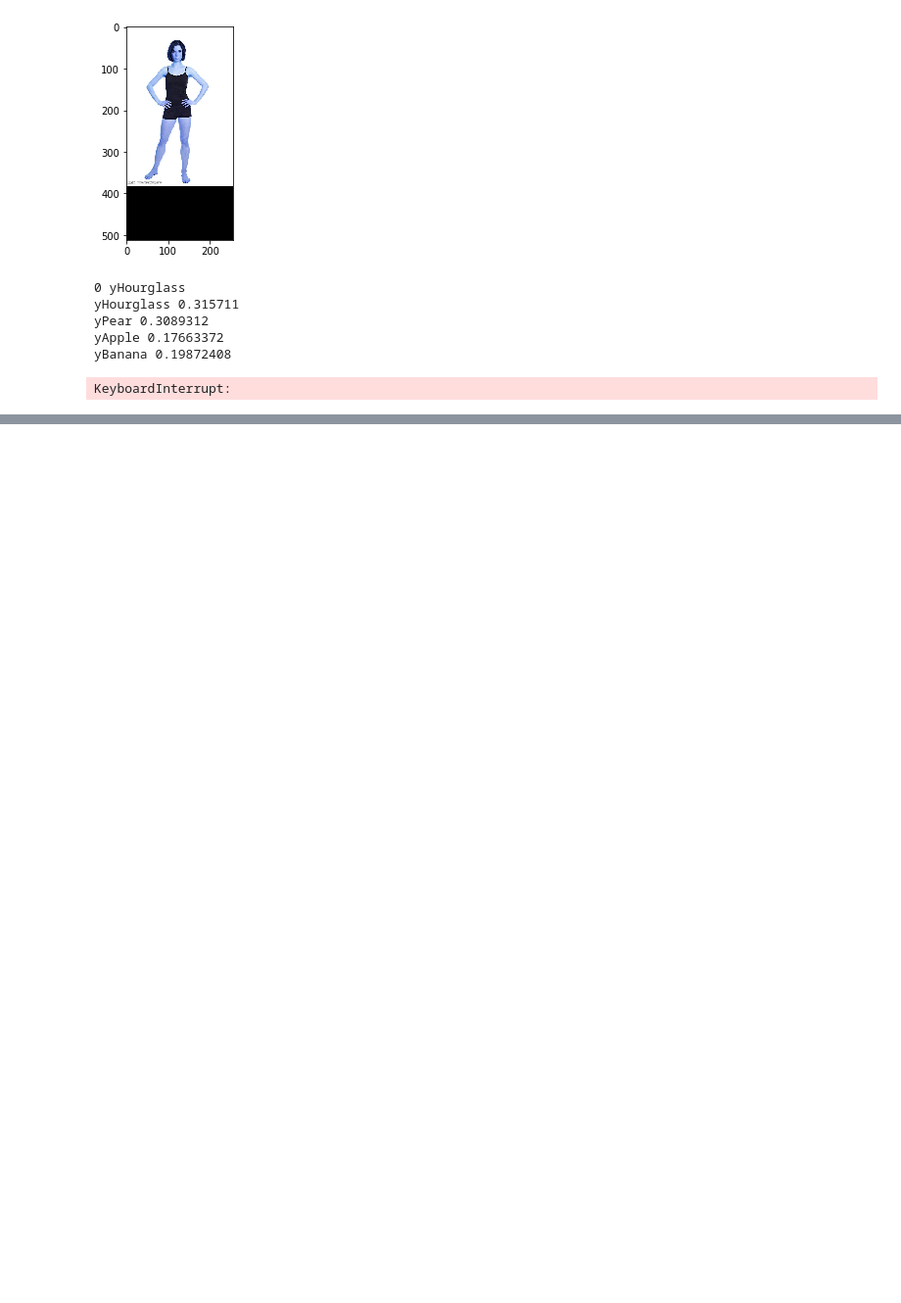
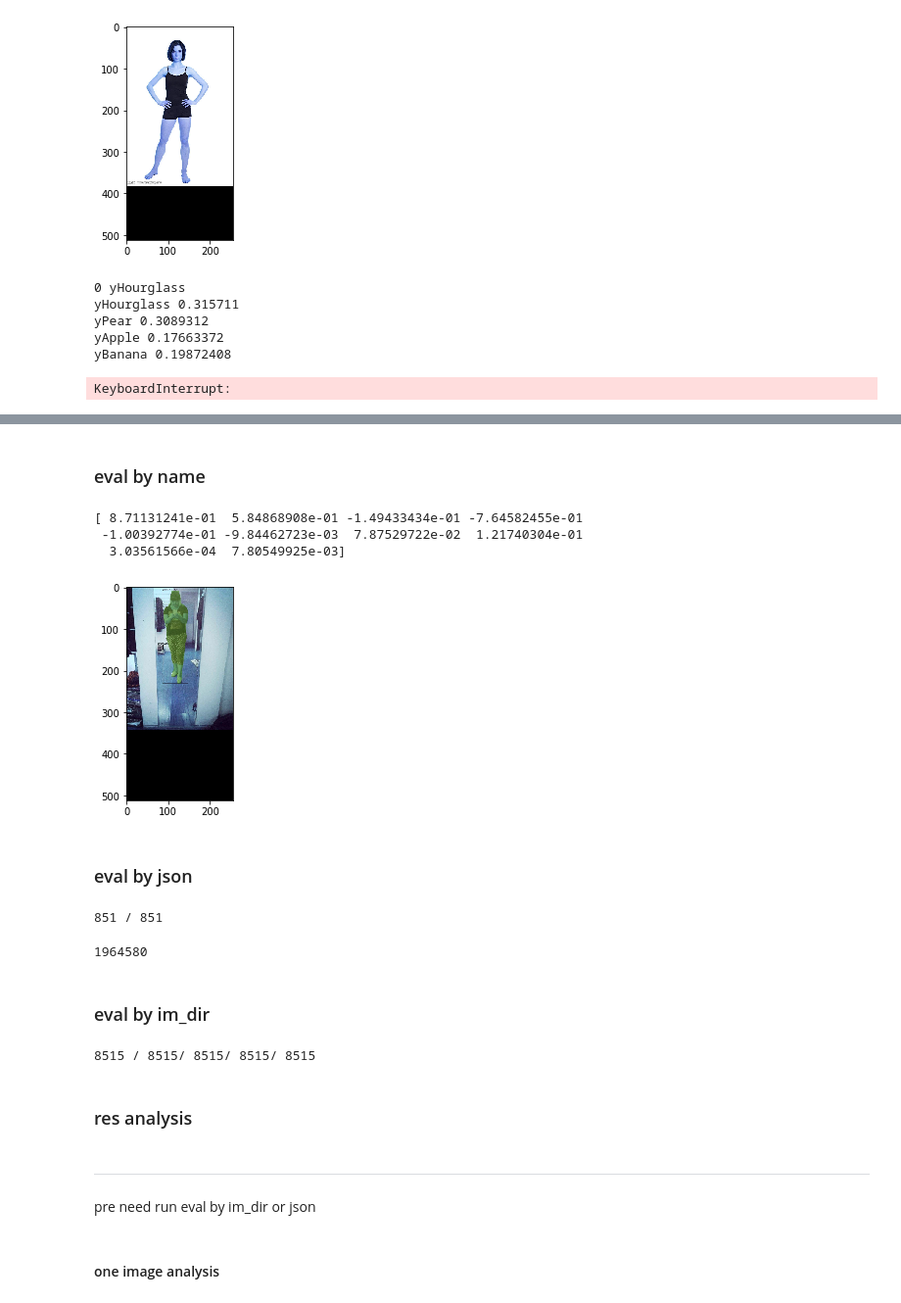
Before and after one commit to slowstone/PersonBodyType, a Jupyter notebook: eval.ipynb, the cells around one changed output, grey strips where cells are left out. Shown at 98% size. Saved outputs shown, nothing was run; the diff lists cells and outputs as text; code cells hidden in the pictures; blank space fills up the shorter version.

```diff
--- a/eval.ipynb
+++ b/eval.ipynb
@@ -110,0 +133,8 @@ KeyboardInterrupt:
+# %%
+model_dir = './logs/regress_up_20181127T2244/'
+model_path = os.path.join(model_dir,'ep_0020.h5')
+config_path = os.path.join(model_dir,'config.json')
+model_config = Config(mode='eval')
+model_config.set_config(config_path)
+model_config.set_param(["MODEL_PATH"],[model_path])
+model_config.show_config()
@@ -110,0 +166,20 @@ KeyboardInterrupt:
+# %%
+model = Model(model_config)
+# %% [markdown]
+### eval by name
+# %%
+path = '../dataset/'
+# %%
+im,res = model.eval_one_image(path)
+print(res)
+# %% [output]
+[ 8.71131241e-01  5.84868908e-01 -1.49433434e-01 -7.64582455e-01
+ -1.00392774e-01 -9.84462723e-03  7.87529722e-02  1.21740304e-01
+  3.03561566e-04  7.80549925e-03]
+# %%
+plt.imshow(im)
+plt.show()
+# %% [output]
+[figure, added]
+# %% [markdown]
+### eval by json
@@ -110,0 +188,35 @@ KeyboardInterrupt:
+# %%
+outputs = {}
+json_outputs = {}
+for i,name in enumerate(im_names):
+    im_path = os.path.join(im_dir,name)
+    im,res = model.eval_one_image(im_path)
+    outputs[name] = {}
+    outputs[name]['im'] = im
+    outputs[name]['res'] = res
+    json_outputs[name] = {}
+    json_outputs[name]['betas'] = res.tolist()
+    json_outputs[name]['pose'] = val_info[name]['pose']
+    print(i+1,'/',len(im_names),end='\r')
+# %% [output]
+851 / 851
+# %%
+output_json = os.path.join(model_dir,dataversion+'_val.json')
+f = open(output_json,'w')
+f.write(json.dumps(json_outputs,indent=2))
+# %% [output]
+1964580
+# %% [markdown]
+### eval by im_dir
+# %%
+im_names = os.listdir(im_dir)
+outputs = model.eval_dir(im_dir)
+# %% [output]
+8515 / 8515/ 8515/ 8515/ 8515
+# %% [markdown]
+### res analysis
+# %% [markdown]
+---
+pre need run eval by im_dir or json
+# %% [markdown]
+#### one image analysis
```
Also changed, not shown: parts of 24 cells of this notebook, 6 other files.
